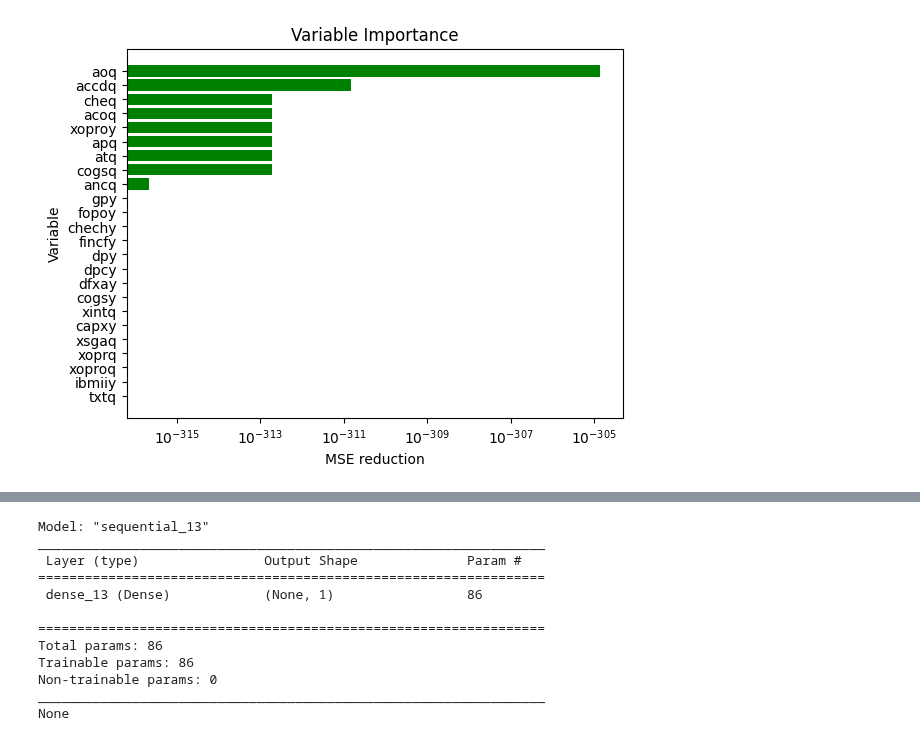
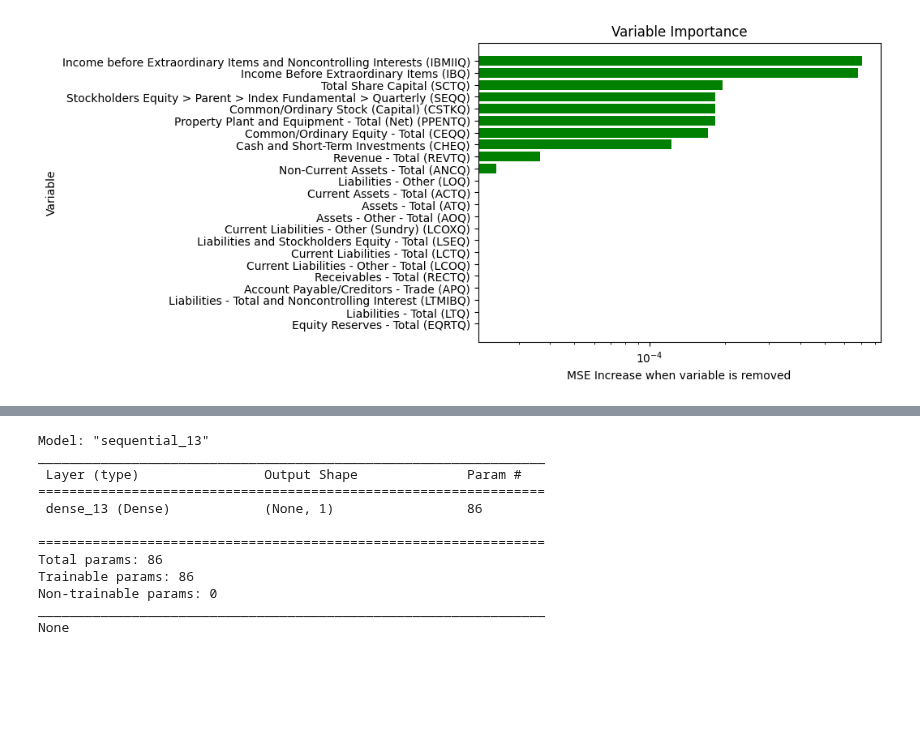
Before and after one commit to rrobberobin/MLStockForecasting, a Jupyter notebook: RobinThesisTensorflow.ipynb, the cells around one changed output, grey strips where cells are left out. Drawn from its saved outputs; the diff is of its cells as text; code cells hidden in the pictures; blank space fills up the shorter version.

```diff
--- a/RobinThesisTensorflow.ipynb
+++ b/RobinThesisTensorflow.ipynb
@@ -467,12 +786,15 @@ HPGrid = pd.concat([linearGrid, randomNNGrid, NaiveGrid])
 # %%
 MSEMatrix = pd.DataFrame()
 pd.options.mode.chained_assignment = None
+#np.set_printoptions(precision=3, suppress=True)
+pd.set_option("display.precision", 2)
 
+MSEMatrix = pd.concat((MSEMatrix, NaiveZeroGrid, NaiveMeanGrid, NaiveFirmMeanGrid), axis=0)
 
 #validationSize = 2 #length(validXPools)
 #HPsize = len(hyperParams.index)
 HPsize = np.shape(HPGrid)[0]
-#HPsize = 2   #176 models took 40 min
+#HPsize = 1   #176 models took 40 min
 
 for n in range(0, HPsize):
   print("\n")
@@ -484,8 +806,8 @@ for n in range(0, HPsize):
   #a = pd.DataFrame([CV])
   newMSE = HPGrid.iloc[[n]]
 
-  MSE = CV[0][0]
-  MAE = CV[0][1]
+  MSE = CV[0][1]
+  MAE = CV[0][2]
   Epochs = CV[2]
   ModelPointer = CV[1]
 
@@ -726,39 +1051,56 @@ variableDescriptions = pd.read_excel(
+# %%
+import pandas as pd
+variableDescriptions = pd.read_excel(
+    "Data/CompustatVariableDescriptions/VariableDescriptions.xlsx",
+    header=2,
+    index_col="N")
+
+variableDescriptions["Variable Name"] = [n.strip() for n in variableDescriptions["Variable Name"]]
+
+import re
+variableDescriptions["ShortDescr"] = variableDescriptions["Description"].apply(lambda x : re.sub(r".*-- ", "", x))
+#variableDescriptions["ShortDescr"] = variableDescriptions["ShortDescr"].apply(lambda x : re.sub(r" >.*", "", x))
+#variableDescriptions["ShortDescr"] = variableDescriptions["ShortDescr"].apply(lambda x : re.sub(r" -.*", "", x))
+
+variableDescriptions["ShortDescr"]
 # %%
 VarImpMean = VarImpResults.mean(axis=0)
 VarImpMeanSorted = VarImpMean.sort_values(ascending=False)
 
-variableDescriptions = pd.read_excel(
-    "Data/CompustatVariableDescriptions/VariableDescriptions.xlsx", header=2)
+VarImpMeanSorted = VarImpMeanSorted - VarImpMean["AllVariables"]
+
+VarImpMeanSorted = VarImpMeanSorted.rename("MSE Increase")
+VarImpMeanSorted.index = VarImpMeanSorted.index.str.upper()
 
 VarImpMeanSorted = pd.merge(
-    VarImpMeanSorted, variableDescriptions, left_on=[VarImpMeanSorted.columns], right_on="Variable Name")
+    VarImpMeanSorted, variableDescriptions, left_index=True, right_on="Variable Name")
 
-pd.DataFrame.to_html(VarImpMeanSorted, "Results/VariableImportance.html", index=False)
-
+pd.DataFrame.to_html(VarImpMeanSorted, "Results/VariableImportance8.html", index=False)
 
 VarImpMeanBest = VarImpMeanSorted[1:25]
 # VarImpMeanScaled = VarImpMeanBest - VarImpMeanBest.mean()
 
 import matplotlib.pyplot as plt
 
 plt.barh(
-    VarImpMeanBest.index, VarImpMeanBest, log=True, color="green")  # , height = 0.4)#, width, bottom=VarImpMean.min(), align)
+    #VarImpMeanBest["Variable Name"], VarImpMeanBest["MSE Increase"], log=True, color="green")  # , height = 0.4)#, width, bottom=VarImpMean.min(), align)
+    VarImpMeanBest["ShortDescr"], VarImpMeanBest["MSE Increase"], log=True, color="green")  # , height = 0.4)#, width, bottom=VarImpMean.min(), align)
 
 plt.gca().invert_yaxis()  # labels read top-to-bottom
 
 
 plt.title("Variable Importance")
 plt.ylabel("Variable")
-plt.xlabel("MSE reduction")
+plt.xlabel("MSE Increase when variable is removed")
 # plt.legend(['train', 'test'], loc='upper left')
 
 
-plt.savefig("Results/VariableImportance7.png")
+plt.savefig("Results/VariableImportance8.png")
 # from matplotlib.ticker import ScalarFormatter
 # plt.gca().xaxis.set_major_formatter(ScalarFormatter())
 plt.show()
 # %% [output]
-[figure, old version]
+[figure, new version]
 # %%
 import tensorflow as tf
 from tensorflow import keras
```
Also changed, not shown: parts of 30 cells of this notebook, 1 other file.
